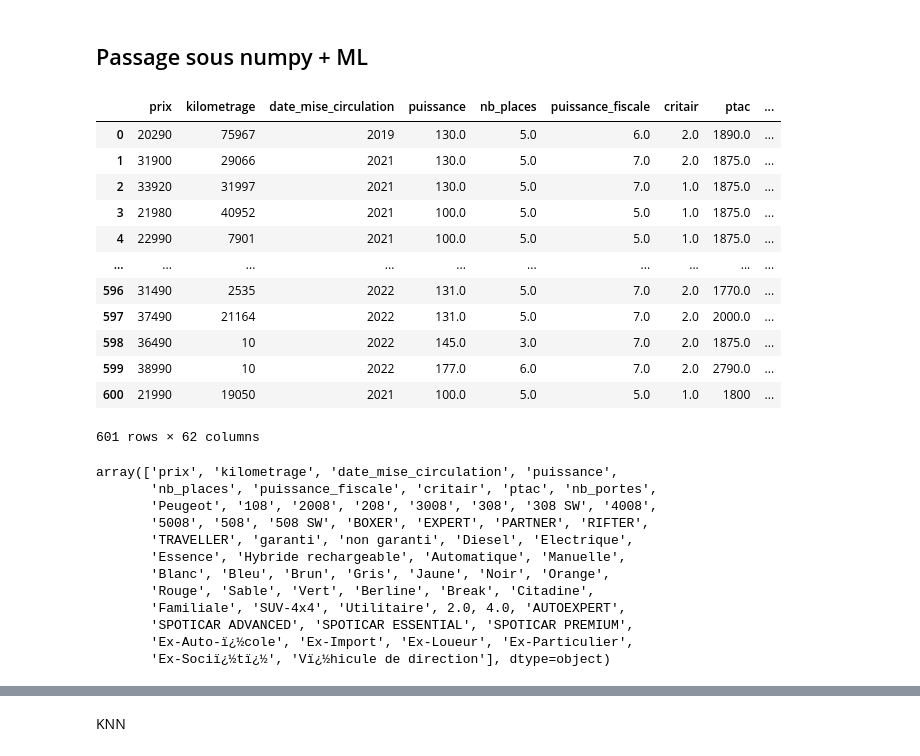
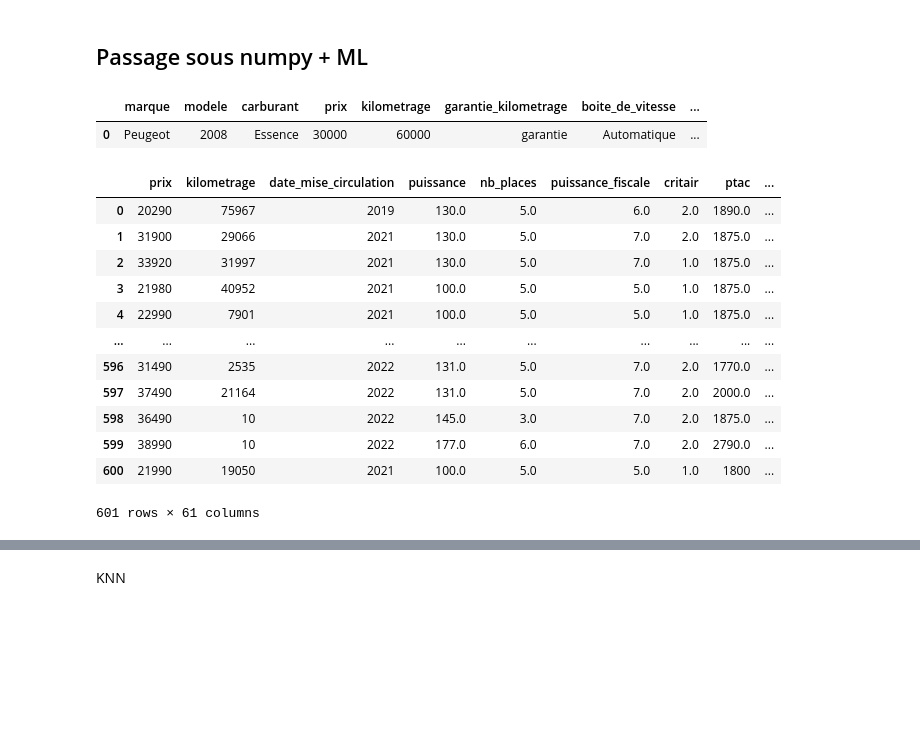
Before and after one commit to mathver/VERON_NEPVEUX_PROJECT, a Jupyter notebook: veron_nepveux_project/panda.ipynb, the cells around one changed output, grey strips where cells are left out. Saved outputs shown, nothing was run; the diff lists cells and outputs as text; code cells hidden in the pictures; blank space fills up the shorter version.

```diff
--- a/veron_nepveux_project/panda.ipynb
+++ b/veron_nepveux_project/panda.ipynb
@@ -97,8 +97,13 @@ import pandas as pd
 
 conversion_df = reload(conversion_df)
 # %%
-trp = conversion_df.data_frame_pandas('donnees_fiat.json')
+trp = conversion_df.data_frame_pandas('donnees_temp.json')
 df = conversion_df.data_frame_pandas('donnees_peugeot.json')
+# %%
+trp
+# %% [output]
+|  | marque | modele | carburant | prix | kilometrage | garantie_kilometrage | boite_de_vitesse | ... |
+| 0 | Peugeot | 2008 | Essence | 30000 | 60000 | garantie | Automatique | ... |
 # %%
 trp_fin = pd.concat([df,trp], ignore_index=True)
 trp_fin_cat = conversion_df.data_frame_dummies(trp_fin)
@@ -117,5 +122,5 @@ trp_fin_cat
 | 598 | 36490 | 10 | 2022 | 145.0 | 3.0 | 7.0 | 2.0 | 1875.0 | ... |
 | 599 | 38990 | 10 | 2022 | 177.0 | 6.0 | 7.0 | 2.0 | 2790.0 | ... |
 | 600 | 21990 | 19050 | 2021 | 100.0 | 5.0 | 5.0 | 1.0 | 1800 | ... |
-601 rows × 62 columns
+601 rows × 61 columns
 # %%
@@ -127,19 +133,3 @@ y = df['prix'].to_numpy()
-# %%
-df_cat = conversion_df.data_frame_dummies(df)
-df_cat.columns.values
-# %% [output]
-array(['prix', 'kilometrage', 'date_mise_circulation', 'puissance',
-       'nb_places', 'puissance_fiscale', 'critair', 'ptac', 'nb_portes',
-       'Peugeot', '108', '2008', '208', '3008', '308', '308 SW', '4008',
-       '5008', '508', '508 SW', 'BOXER', 'EXPERT', 'PARTNER', 'RIFTER',
-       'TRAVELLER', 'garanti', 'non garanti', 'Diesel', 'Electrique',
-       'Essence', 'Hybride rechargeable', 'Automatique', 'Manuelle',
-       'Blanc', 'Bleu', 'Brun', 'Gris', 'Jaune', 'Noir', 'Orange',
-       'Rouge', 'Sable', 'Vert', 'Berline', 'Break', 'Citadine',
-       'Familiale', 'SUV-4x4', 'Utilitaire', 2.0, 4.0, 'AUTOEXPERT',
-       'SPOTICAR ADVANCED', 'SPOTICAR ESSENTIAL', 'SPOTICAR PREMIUM',
-       'Ex-Auto-ï¿½cole', 'Ex-Import', 'Ex-Loueur', 'Ex-Particulier',
-       'Ex-Sociï¿½tï¿½', 'Vï¿½hicule de direction'], dtype=object)
 # %%
 trp_fin_cat.columns.values
 # %% [output]
```
Also changed, not shown: parts of 8 cells of this notebook, 5 other files.
